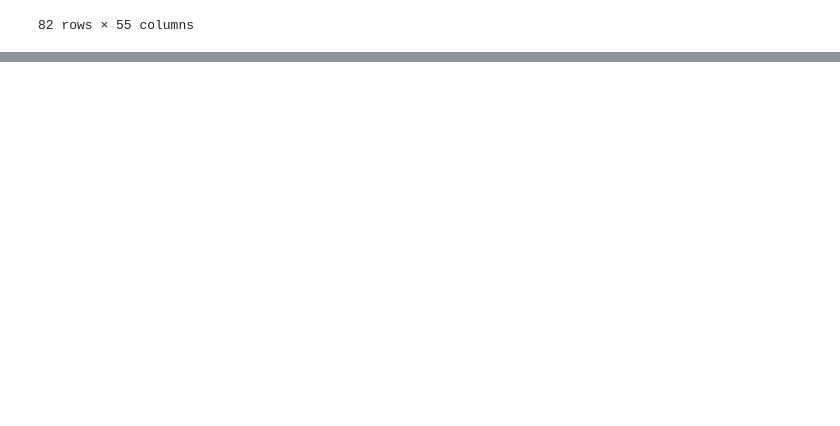
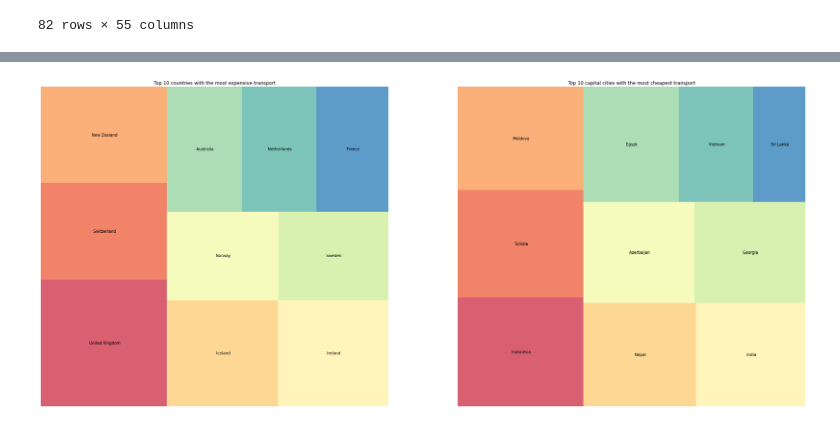
Before and after one commit to The-DigitalAcademy/innovators-cost-of-living-analysis, a Jupyter notebook: analysis copy.ipynb, the cells around one changed output, grey strips where cells are left out. Cells and saved outputs as stored; diff of their text form; code cells hidden in the pictures; blank space fills up the shorter version.

```diff
--- a/analysis copy.ipynb
+++ b/analysis copy.ipynb
@@ -211,0 +206,5 @@ top_10_milk.plot(y='Milk (regular), (1 liter)',ax=axs[1][1],kind='bar')
+# %%
+
+transport_country = country[['One-way Ticket (Local Transport)','Monthly Pass (Regular Price)','Gasoline (1 liter)','Taxi Start (Normal Tariff)','Taxi 1km (Normal Tariff)','Taxi 1hour Waiting (Normal Tariff)']]
+top_10_trans_country = transport_country.sort_values(by=['One-way Ticket (Local Transport)','Monthly Pass (Regular Price)','Gasoline (1 liter)','Taxi Start (Normal Tariff)','Taxi 1km (Normal Tariff)','Taxi 1hour Waiting (Normal Tariff)'],ascending=False).head(10)
+top_10_trans_country
@@ -211,0 +224,17 @@ top_10_milk.plot(y='Milk (regular), (1 liter)',ax=axs[1][1],kind='bar')
+# %%
+grouped = transport_country.groupby('Country').sum()
+grouped_sorted = grouped.sum(axis=1).sort_values(ascending=False)
+grouped_top10 = grouped_sorted.head(10)
+grouped_low10 = grouped_sorted.tail(10)
+
+fig, axs = plt.subplots(1,2,figsize=(35,15))
+axs[0].set_title("Top 10 countries with the most expensive transport")
+squarify.plot(sizes=grouped_top10.values, label=grouped_top10.index,color = sns.color_palette("Spectral",len((grouped_top10))) ,alpha=.8,ax=axs[0] )
+axs[1].set_title("Top 10 capital cities with the most cheapest transport")
+squarify.plot(sizes=grouped_low10.values, label=grouped_low10.index,color = sns.color_palette("Spectral",len((grouped_low10))) ,alpha=.8,ax=axs[1] )
+
+axs[0].axis('off')
+axs[1].axis('off')
+plt.show()
+# %% [output]
+[figure, added]
```
Also changed, not shown: parts of 29 cells of this notebook.
